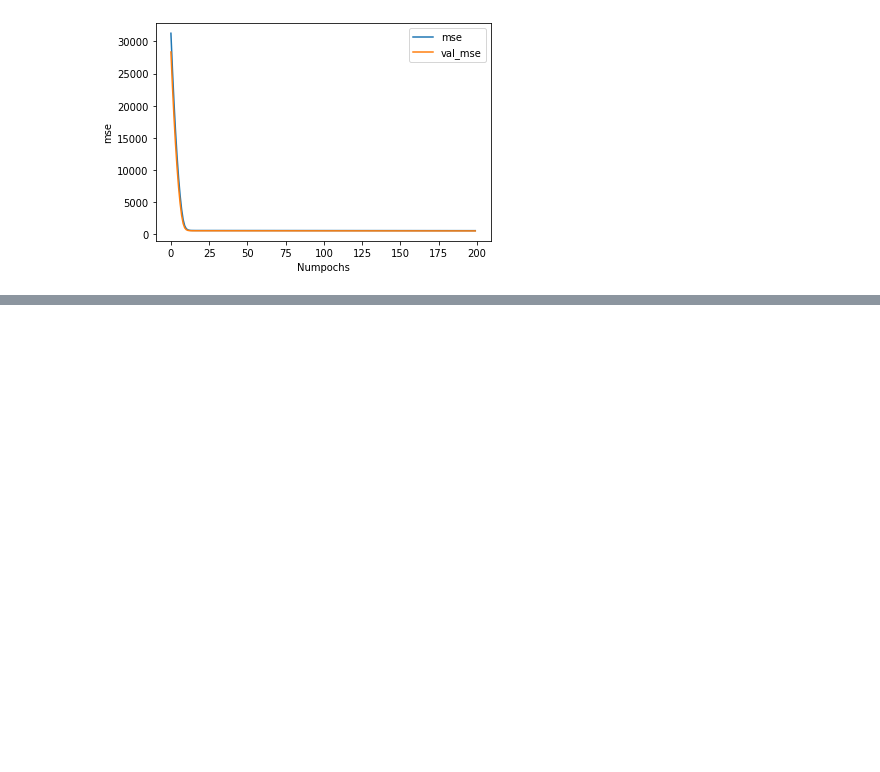
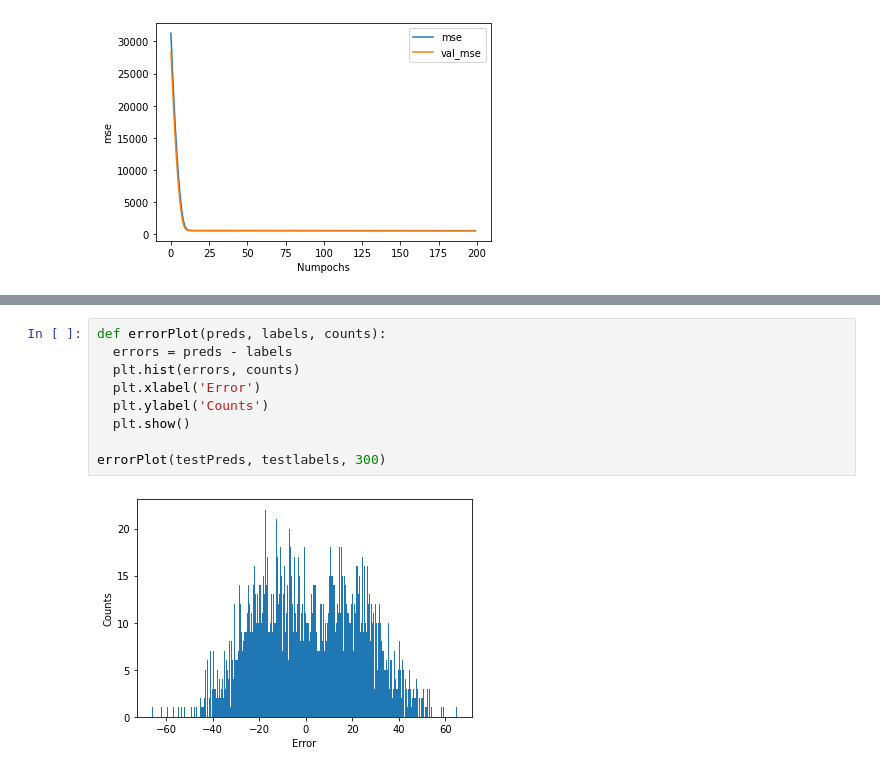
Before and after one commit to Sneha-jain06/MLnow_2.0, a Jupyter notebook: Assignment1_ML.ipynb, the cells around one changed output, grey strips where cells are left out. Cells and saved outputs as stored; diff of their text form; blank space fills up the shorter version.

```diff
--- a/Assignment1_ML.ipynb
+++ b/Assignment1_ML.ipynb
@@ -145,0 +163,11 @@ curvePlots('mse')
+# %%
+def errorPlot(preds, labels, counts):
+  errors = preds - labels
+  plt.hist(errors, counts)
+  plt.xlabel('Error')
+  plt.ylabel('Counts')
+  plt.show()
+
+errorPlot(testPreds, testlabels, 300)
+# %% [output]
+[figure, added]
```
Also changed, not shown: parts of 2 cells of this notebook.
